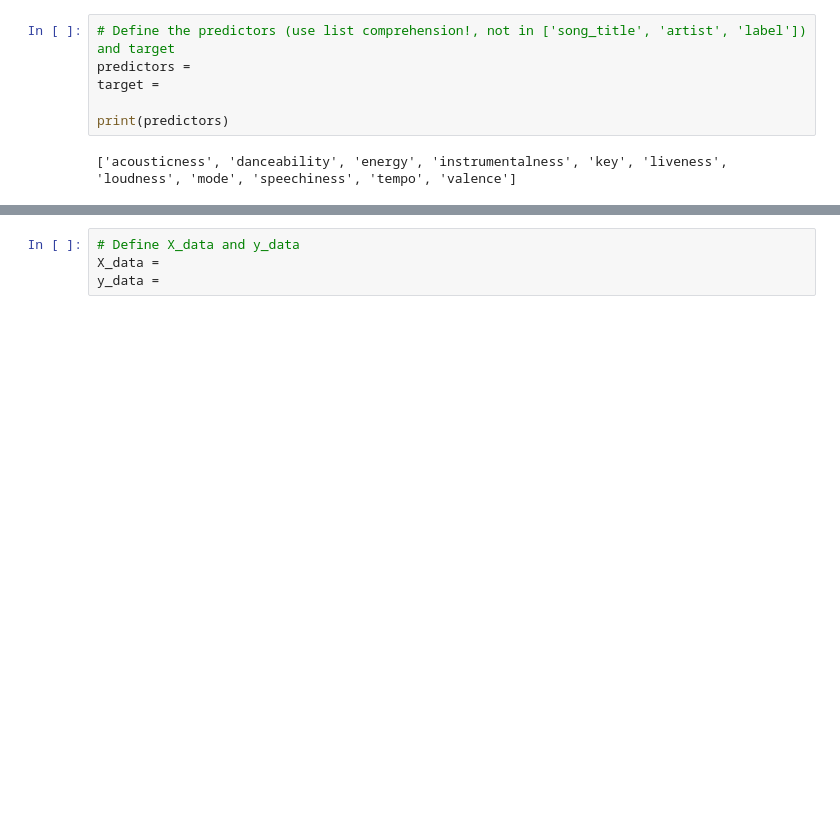
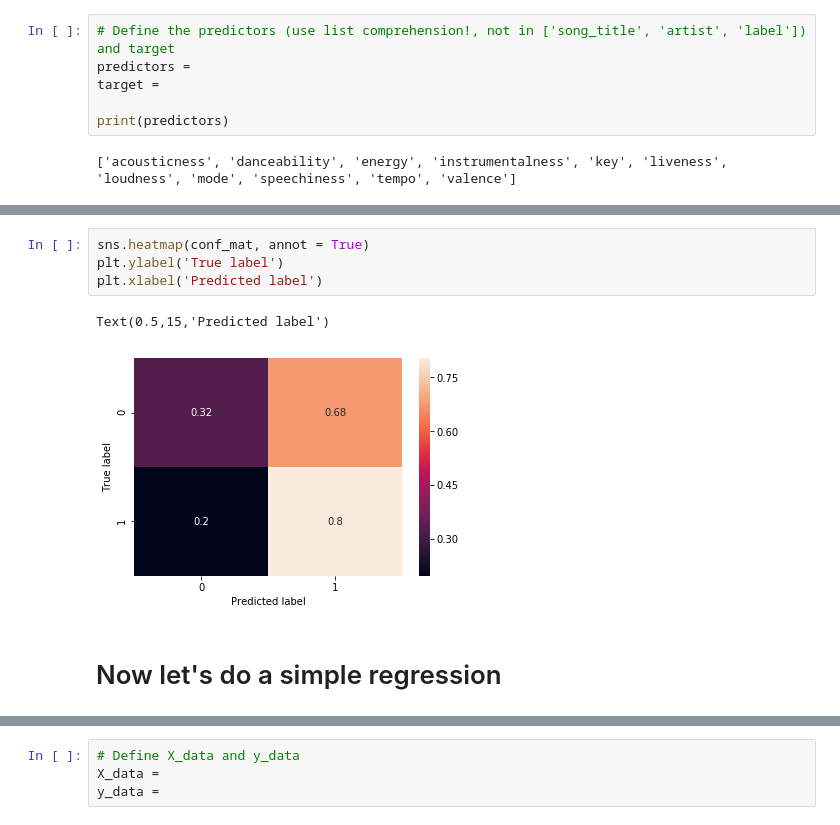
Before and after one commit to hbendekgey/Spotify-Workshop, a Jupyter notebook: 04-regression-and-classification.ipynb, the cells around one changed output, grey strips where cells are left out. Saved outputs shown, nothing was run; the diff lists cells and outputs as text; blank space fills up the shorter version.

```diff
--- a/04-regression-and-classification.ipynb
+++ b/04-regression-and-classification.ipynb
@@ -41,0 +111,9 @@ print(predictors)
+# %%
+sns.heatmap(conf_mat, annot = True)
+plt.ylabel('True label')
+plt.xlabel('Predicted label')
+# %% [output]
+Text(0.5,15,'Predicted label')
+[figure, added]
+# %% [markdown]
+# Now let's do a simple regression
```
Also changed, not shown: parts of 17 cells of this notebook.
